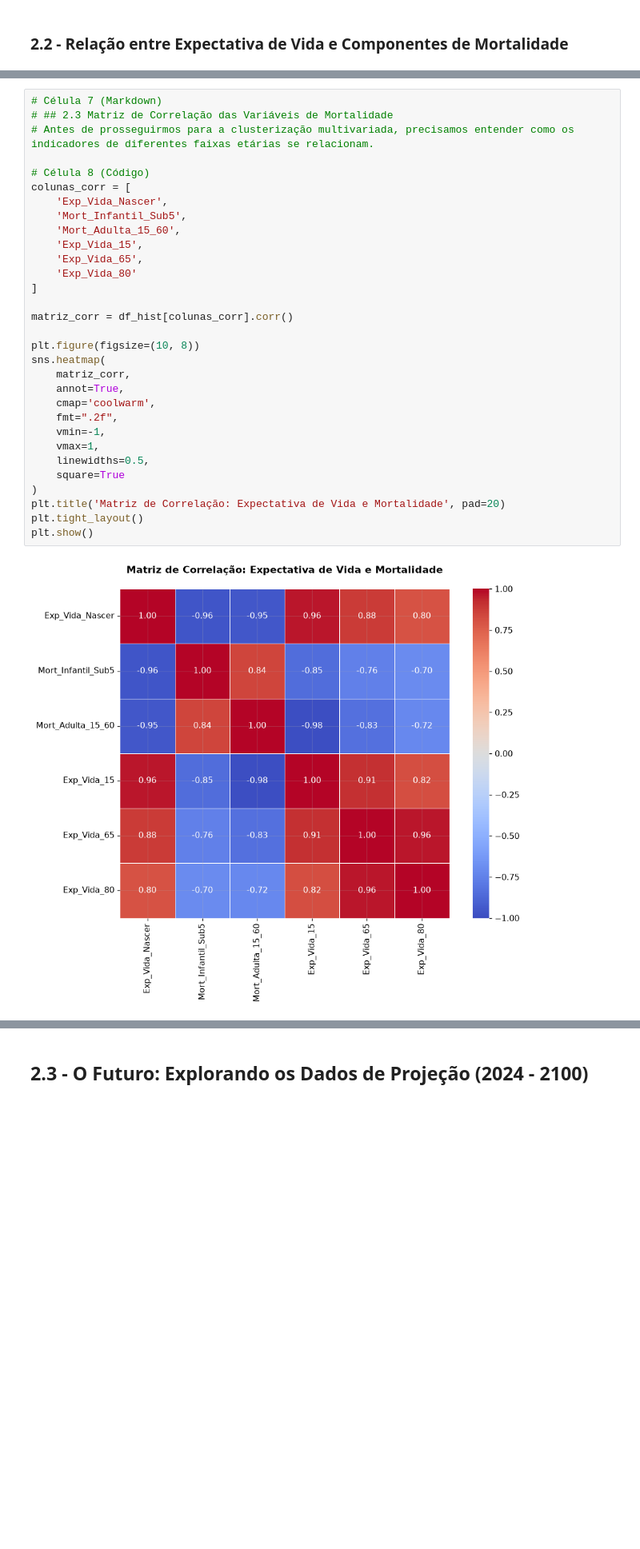
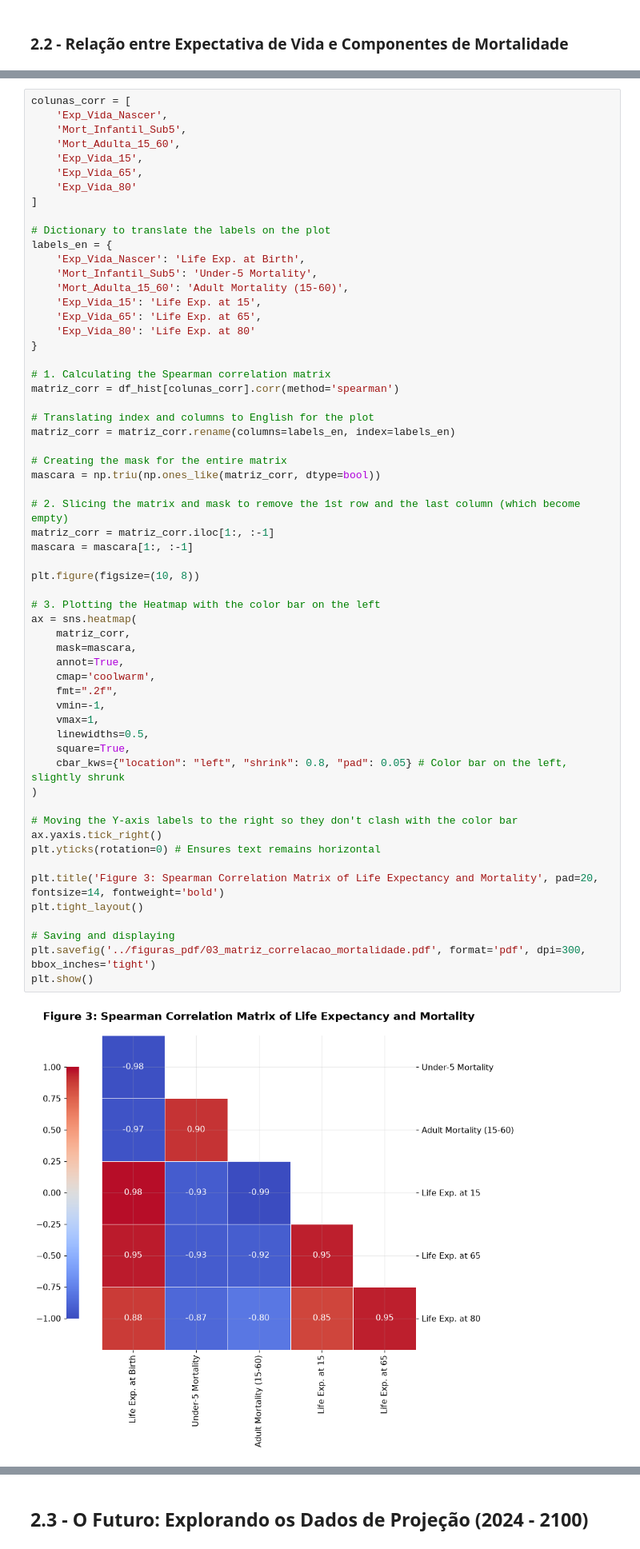
Before and after one commit to CAIO-LIMA-37/Dataquest-VeroData, a Jupyter notebook: notebooks/2_Analise_Exploratoria_de_Dados_(EDA)_e_Dinamicas_de_Idade.ipynb, the cells around one changed output, grey strips where cells are left out. Shown at 80% size. Saved outputs shown, nothing was run; the diff lists cells and outputs as text; blank space fills up the shorter version.

```diff
--- a/notebooks/2_Analise_Exploratoria_de_Dados_(EDA)_e_Dinamicas_de_Idade.ipynb
+++ b/notebooks/2_Analise_Exploratoria_de_Dados_(EDA)_e_Dinamicas_de_Idade.ipynb
@@ -216,38 +343,66 @@ plt.show()
 # %% [output]
 [figure]
 # %%
-# Célula 7 (Markdown)
-# ## 2.3 Matriz de Correlação das Variáveis de Mortalidade
-# Antes de prosseguirmos para a clusterização multivariada, precisamos entender como os indicadores de diferentes faixas etárias se relacionam.
-
-# Célula 8 (Código)
 colunas_corr = [
     'Exp_Vida_Nascer',
     'Mort_Infantil_Sub5',
     'Mort_Adulta_15_60',
     'Exp_Vida_15',
     'Exp_Vida_65',
     'Exp_Vida_80'
 ]
 
-matriz_corr = df_hist[colunas_corr].corr()
+# Dictionary to translate the labels on the plot
+labels_en = {
+    'Exp_Vida_Nascer': 'Life Exp. at Birth',
+    'Mort_Infantil_Sub5': 'Under-5 Mortality',
+    'Mort_Adulta_15_60': 'Adult Mortality (15-60)',
+    'Exp_Vida_15': 'Life Exp. at 15',
+    'Exp_Vida_65': 'Life Exp. at 65',
+    'Exp_Vida_80': 'Life Exp. at 80'
+}
+
+# 1. Calculating the Spearman correlation matrix
+matriz_corr = df_hist[colunas_corr].corr(method='spearman')
+
+# Translating index and columns to English for the plot
+matriz_corr = matriz_corr.rename(columns=labels_en, index=labels_en)
+
+# Creating the mask for the entire matrix
+mascara = np.triu(np.ones_like(matriz_corr, dtype=bool))
+
+# 2. Slicing the matrix and mask to remove the 1st row and the last column (which become empty)
+matriz_corr = matriz_corr.iloc[1:, :-1]
+mascara = mascara[1:, :-1]
 
 plt.figure(figsize=(10, 8))
-sns.heatmap(
+
+# 3. Plotting the Heatmap with the color bar on the left
+ax = sns.heatmap(
     matriz_corr,
+    mask=mascara,
     annot=True,
     cmap='coolwarm',
     fmt=".2f",
     vmin=-1,
     vmax=1,
     linewidths=0.5,
-    square=True
+    square=True,
+    cbar_kws={"location": "left", "shrink": 0.8, "pad": 0.05} # Color bar on the left, slightly shrunk
 )
-plt.title('Matriz de Correlação: Expectativa de Vida e Mortalidade', pad=20)
+
+# Moving the Y-axis labels to the right so they don't clash with the color bar
+ax.yaxis.tick_right()
+plt.yticks(rotation=0) # Ensures text remains horizontal
+
+plt.title('Figure 3: Spearman Correlation Matrix of Life Expectancy and Mortality', pad=20, fontsize=14, fontweight='bold')
 plt.tight_layout()
+
+# Saving and displaying
+plt.savefig('../figuras_pdf/03_matriz_correlacao_mortalidade.pdf', format='pdf', dpi=300, bbox_inches='tight')
 plt.show()
 # %% [output]
-[figure, old version]
+[figure, new version]
 # %% [markdown]
 **Interpretação da Matriz de Correlação:**
 * **Forte Correlação Esperada:** A Expectativa de Vida ao Nascer (`Exp_Vida_Nascer`) possui uma correlação quase perfeita e negativa com a mortalidade infantil (-0.96) e a mortalidade adulta (-0.95).
```
Also changed, not shown: parts of 3 cells of this notebook, 4 other files.
